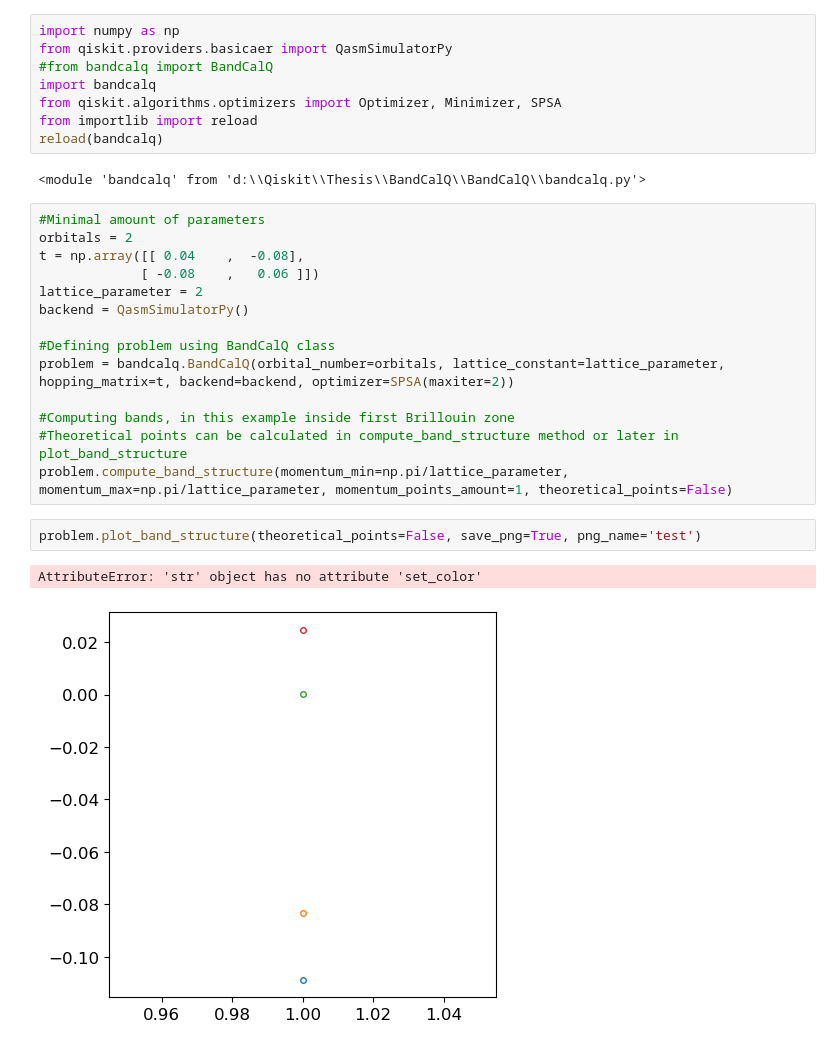
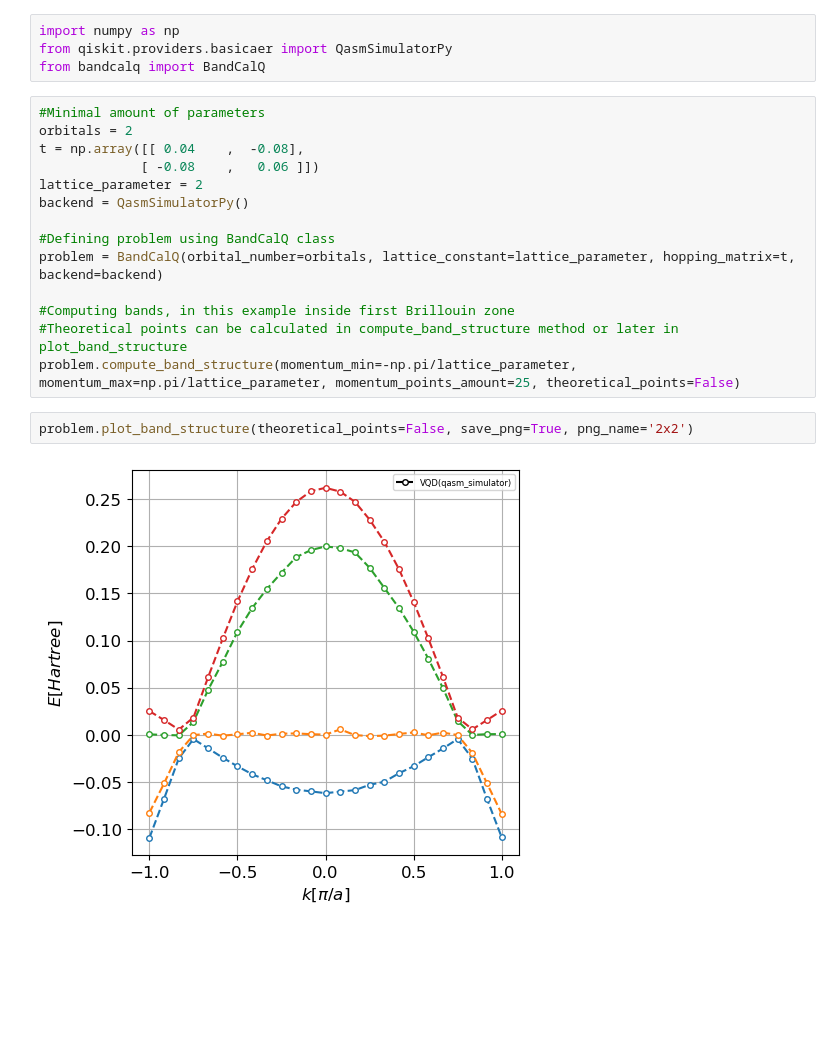
Before and after one commit to m-lewand/BandCalQ, a Jupyter notebook: example_simple.ipynb, the cells around one changed output. Drawn from its saved outputs; the diff is of its cells as text; blank space fills up the shorter version.

```diff
--- a/example_simple.ipynb
+++ b/example_simple.ipynb
@@ -1,13 +1,7 @@
 # %%
 import numpy as np
 from qiskit.providers.basicaer import QasmSimulatorPy
-#from bandcalq import BandCalQ
-import bandcalq
-from qiskit.algorithms.optimizers import Optimizer, Minimizer, SPSA
-from importlib import reload
-reload(bandcalq)
+from bandcalq import BandCalQ
-# %% [output]
-<module 'bandcalq' from 'd:\\Qiskit\\Thesis\\BandCalQ\\BandCalQ\\bandcalq.py'>
 # %%
 #Minimal amount of parameters
 orbitals = 2
@@ -17,14 +11,13 @@ lattice_parameter = 2
 backend = QasmSimulatorPy()
 
 #Defining problem using BandCalQ class
-problem = bandcalq.BandCalQ(orbital_number=orbitals, lattice_constant=lattice_parameter, hopping_matrix=t, backend=backend, optimizer=SPSA(maxiter=2))
+problem = BandCalQ(orbital_number=orbitals, lattice_constant=lattice_parameter, hopping_matrix=t, backend=backend)
 
 #Computing bands, in this example inside first Brillouin zone
 #Theoretical points can be calculated in compute_band_structure method or later in plot_band_structure
-problem.compute_band_structure(momentum_min=np.pi/lattice_parameter, momentum_max=np.pi/lattice_parameter, momentum_points_amount=1, theoretical_points=False)
+problem.compute_band_structure(momentum_min=-np.pi/lattice_parameter, momentum_max=np.pi/lattice_parameter, momentum_points_amount=25, theoretical_points=False)
 # %%
-problem.plot_band_structure(theoretical_points=False, save_png=True, png_name='test')
+problem.plot_band_structure(theoretical_points=False, save_png=True, png_name='2x2')
 # %% [output]
-AttributeError: 'str' object has no attribute 'set_color'
-[figure, old version]
+[figure, new version]
 # %%
```
Also changed, not shown: parts of 1 cell of this notebook.
